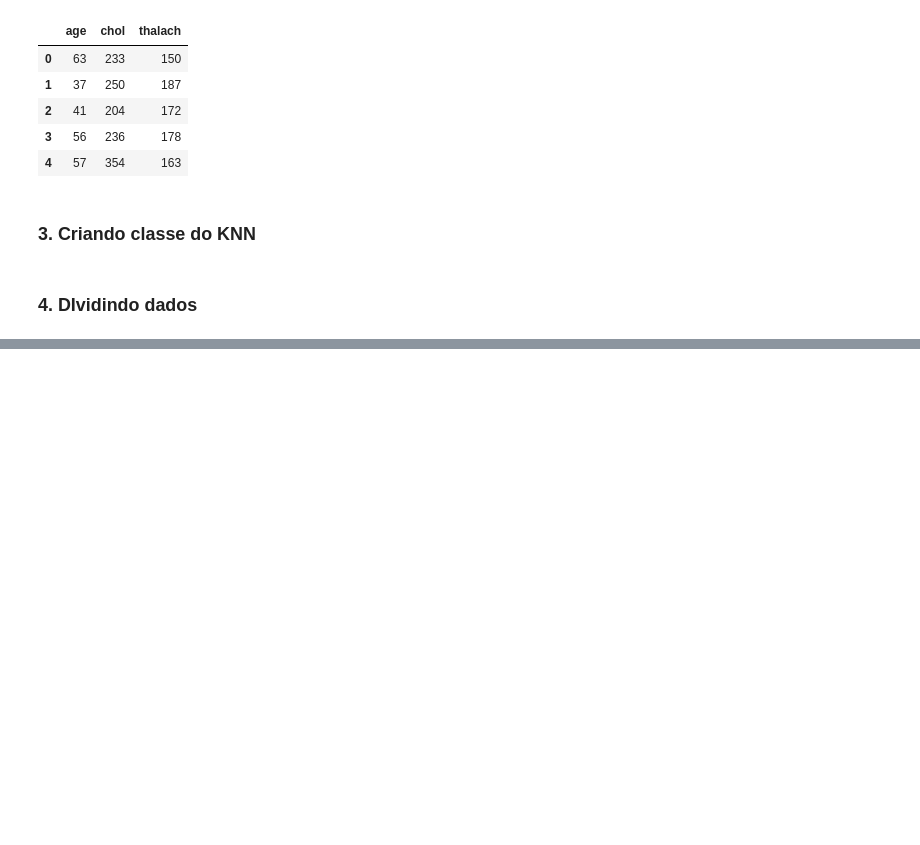
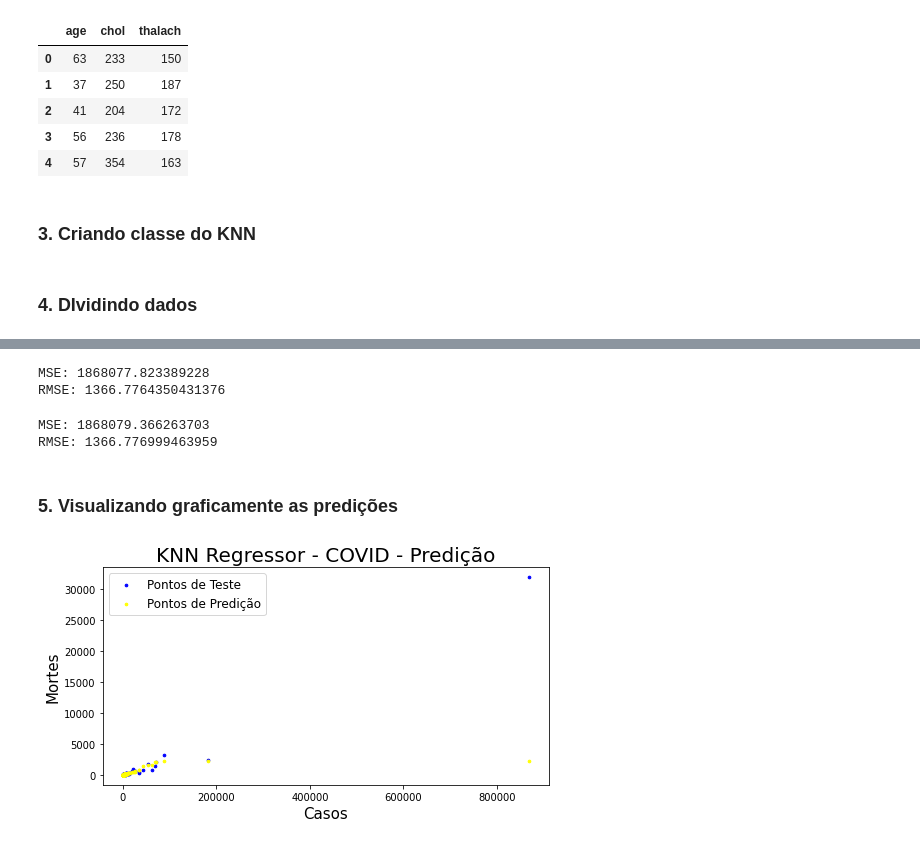
Before and after one commit to matheusjerico/knn-scratch, a Jupyter notebook: KnnRegressorScratch.ipynb, the cells around one changed output, grey strips where cells are left out. Saved outputs shown, nothing was run; the diff lists cells and outputs as text; code cells hidden in the pictures; blank space fills up the shorter version.

```diff
--- a/KnnRegressorScratch.ipynb
+++ b/KnnRegressorScratch.ipynb
@@ -125,0 +195,42 @@ Test error: 1072.0555555555557
+# %%
+# Predição utilizando o algoritimo criado
+knn = kNN(X_train, y_train, k=7)
+
+preds = []
+for i in range(len(X_test)):
+    preds.append(knn.predict(X_test[i]))
+
+rmse = mean_squared_error(y_test, preds, squared=False)
+mse = mean_squared_error(y_test, preds)
+print("MSE: {}".format(mse))
+print("RMSE: {}".format(rmse))
+# %% [output]
+MSE: 1868077.823389228
+RMSE: 1366.7764350431376
+# %%
+knn_sklearn = KNeighborsRegressor(n_neighbors=7)
+knn_sklearn.fit(X_train, y_train)
+preds_sk = knn_sklearn.predict(X_test)
+
+rmse = mean_squared_error(y_test, preds_sk, squared=False)
+mse = mean_squared_error(y_test, preds_sk)
+print("MSE: {}".format(mse))
+print("RMSE: {}".format(rmse))
+# %% [output]
+MSE: 1868079.366263703
+RMSE: 1366.776999463959
+# %% [markdown]
+### 5. Visualizando graficamente as predições
+# %%
+fig = plt.figure(figsize=[8,4])
+ax = fig.add_subplot(111)
+
+ax.scatter(X_test, y_test, s=7, c='blue', label='Pontos de Teste')
+ax.scatter(X_test, preds, s=7, c='yellow', label='Pontos de Predição')
+
+ax.set_title('KNN Regressor - COVID - Predição', fontdict={'fontsize': 20})
+ax.set_xlabel('Casos', fontdict={'fontsize': 15})
+ax.set_ylabel('Mortes', fontdict={'fontsize': 15})
+_ = ax.legend(fontsize=12)
+# %% [output]
+[figure, added]
```
Also changed, not shown: parts of 23 cells of this notebook, 1 other file.
